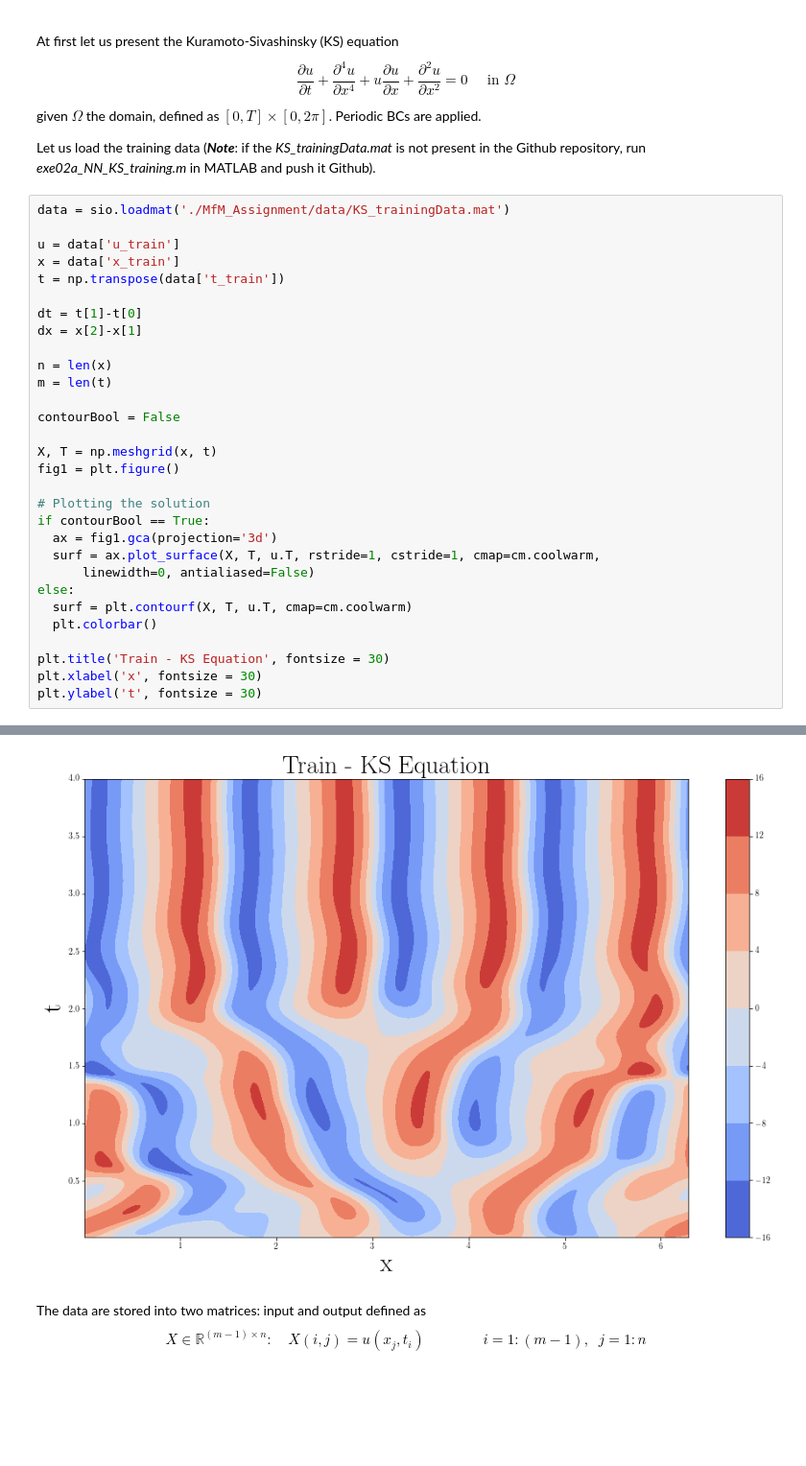
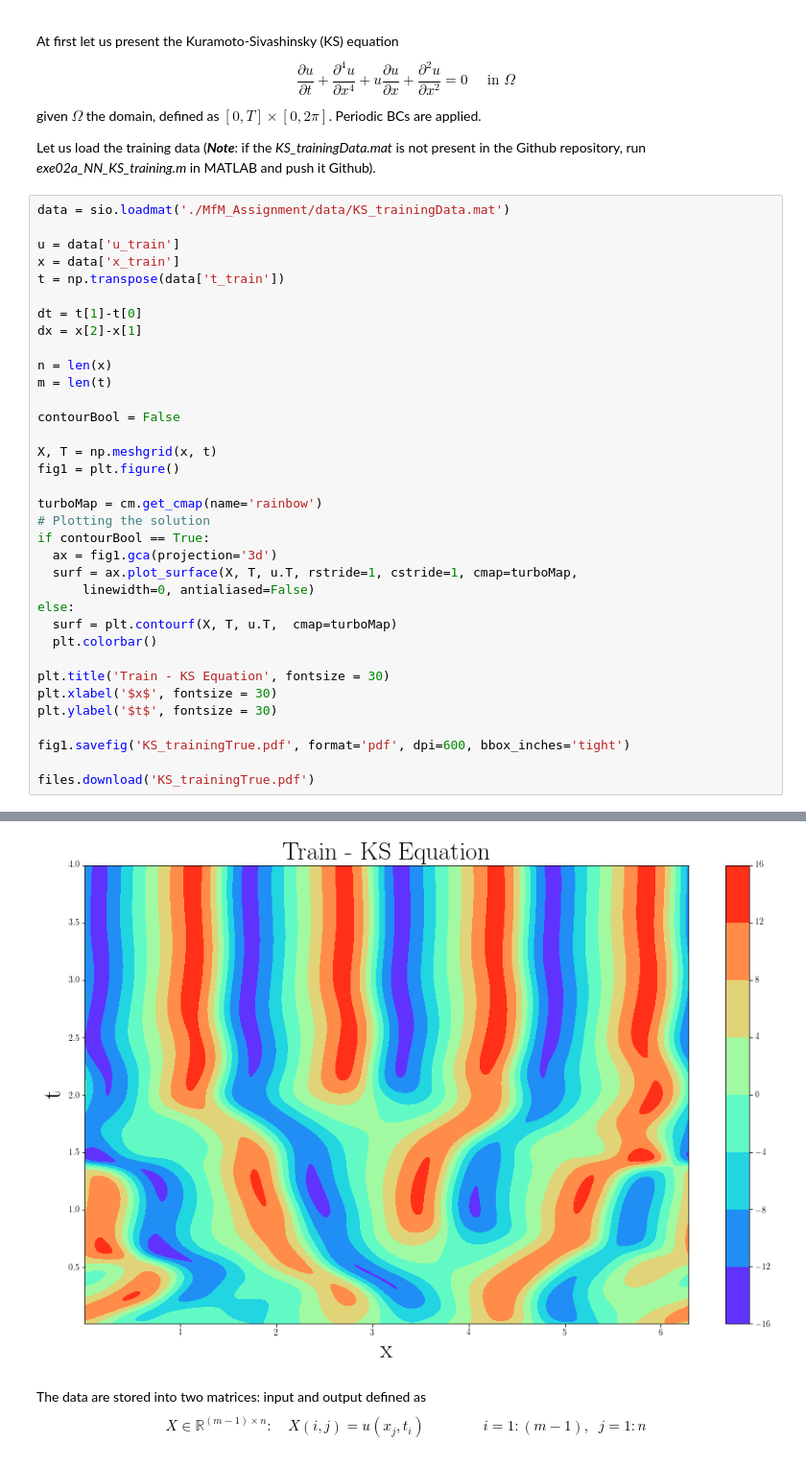
Before and after one commit to Steriva/MfM_Assignment, a Jupyter notebook: exe02b_NN_KS.ipynb, the cells around one changed output, grey strips where cells are left out. Shown at 96% size. Saved outputs shown, nothing was run; the diff lists cells and outputs as text; blank space fills up the shorter version.

```diff
--- a/exe02b_NN_KS.ipynb
+++ b/exe02b_NN_KS.ipynb
@@ -67,16 +67,21 @@ contourBool = False
 X, T = np.meshgrid(x, t)
 fig1 = plt.figure()
 
+turboMap = cm.get_cmap(name='rainbow')
 # Plotting the solution
 if contourBool == True:
   ax = fig1.gca(projection='3d')
-  surf = ax.plot_surface(X, T, u.T, rstride=1, cstride=1, cmap=cm.coolwarm,
+  surf = ax.plot_surface(X, T, u.T, rstride=1, cstride=1, cmap=turboMap,
       linewidth=0, antialiased=False)
 else:
-  surf = plt.contourf(X, T, u.T, cmap=cm.coolwarm)
+  surf = plt.contourf(X, T, u.T,  cmap=turboMap)
   plt.colorbar()
 
 plt.title('Train - KS Equation', fontsize = 30)
-plt.xlabel('x', fontsize = 30)
-plt.ylabel('t', fontsize = 30)
+plt.xlabel('$x$', fontsize = 30)
+plt.ylabel('$t$', fontsize = 30)
+
+fig1.savefig('KS_trainingTrue.pdf', format='pdf', dpi=600, bbox_inches='tight')
+
+files.download('KS_trainingTrue.pdf')
 # %% [output]
@@ -84,4 +90,4 @@ Text(0, 0.5, 't')
-[figure, old version]
+[figure, new version]
 # %% [markdown]
 The data are stored into two matrices: input and output defined as
 \begin{equation}
```
Also changed, not shown: parts of 12 cells of this notebook.
